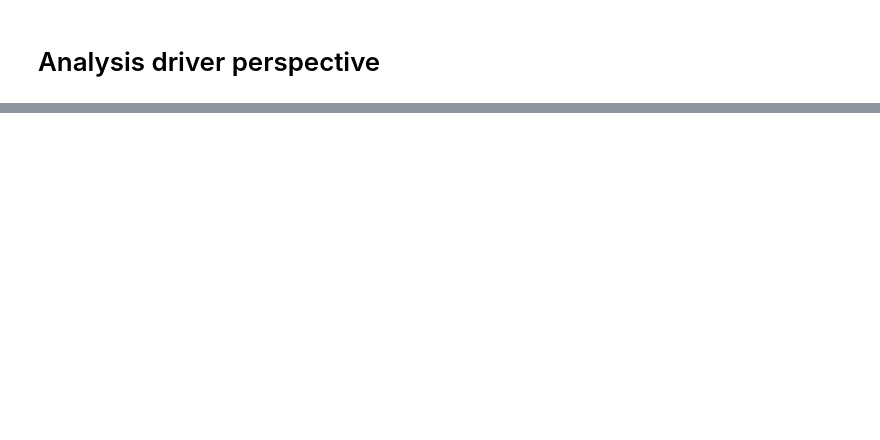
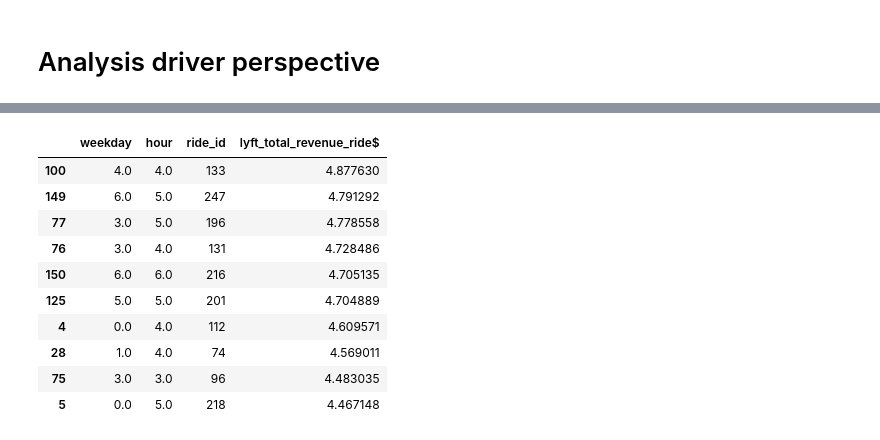
Before and after one commit to Brunadiasmiguel/challenge_drive, a Jupyter notebook: data_wrangling.ipynb, the cells around one changed output, grey strips where cells are left out. Saved outputs shown, nothing was run; the diff lists cells and outputs as text; code cells hidden in the pictures; blank space fills up the shorter version.

```diff
--- a/data_wrangling.ipynb
+++ b/data_wrangling.ipynb
@@ -1283,0 +1370,19 @@ avg_nr_rides_df.loc[(avg_nr_rides_df["time_onboard_to_last_ride"]<=7)]
+# %%
+# does it pay off for lyft?
+
+
+weekday_time_df4=time_driver_ride_df.groupby(["weekday","hour"], as_index = False).agg({"ride_id":"count","lyft_total_revenue_ride$":"mean"}).sort_values(by="lyft_total_revenue_ride$", ascending=False)
+
+weekday_time_df4.head(10)
+# %% [output]
+|  | weekday | hour | ride_id | lyft_total_revenue_ride$ |
+| 100 | 4.0 | 4.0 | 133 | 4.877630 |
+| 149 | 6.0 | 5.0 | 247 | 4.791292 |
+| 77 | 3.0 | 5.0 | 196 | 4.778558 |
+| 76 | 3.0 | 4.0 | 131 | 4.728486 |
+| 150 | 6.0 | 6.0 | 216 | 4.705135 |
+| 125 | 5.0 | 5.0 | 201 | 4.704889 |
+| 4 | 0.0 | 4.0 | 112 | 4.609571 |
+| 28 | 1.0 | 4.0 | 74 | 4.569011 |
+| 75 | 3.0 | 3.0 | 96 | 4.483035 |
+| 5 | 0.0 | 5.0 | 218 | 4.467148 |
```
Also changed, not shown: parts of 17 cells of this notebook.
